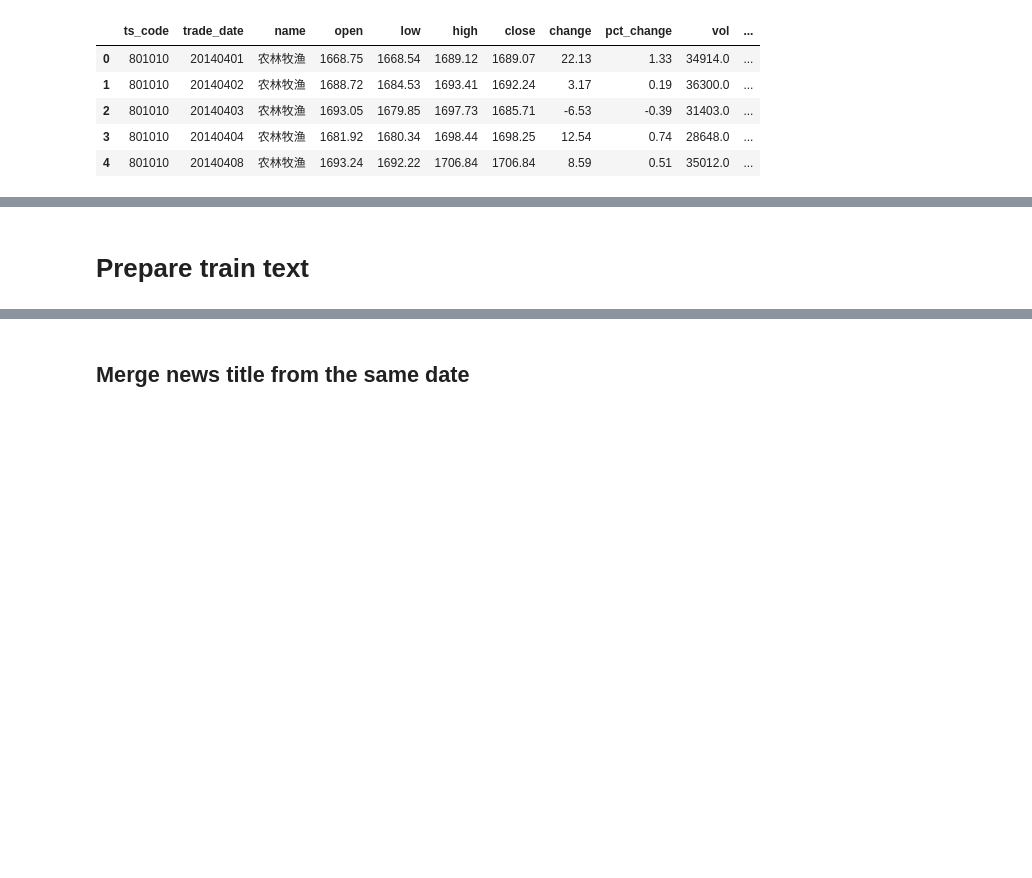
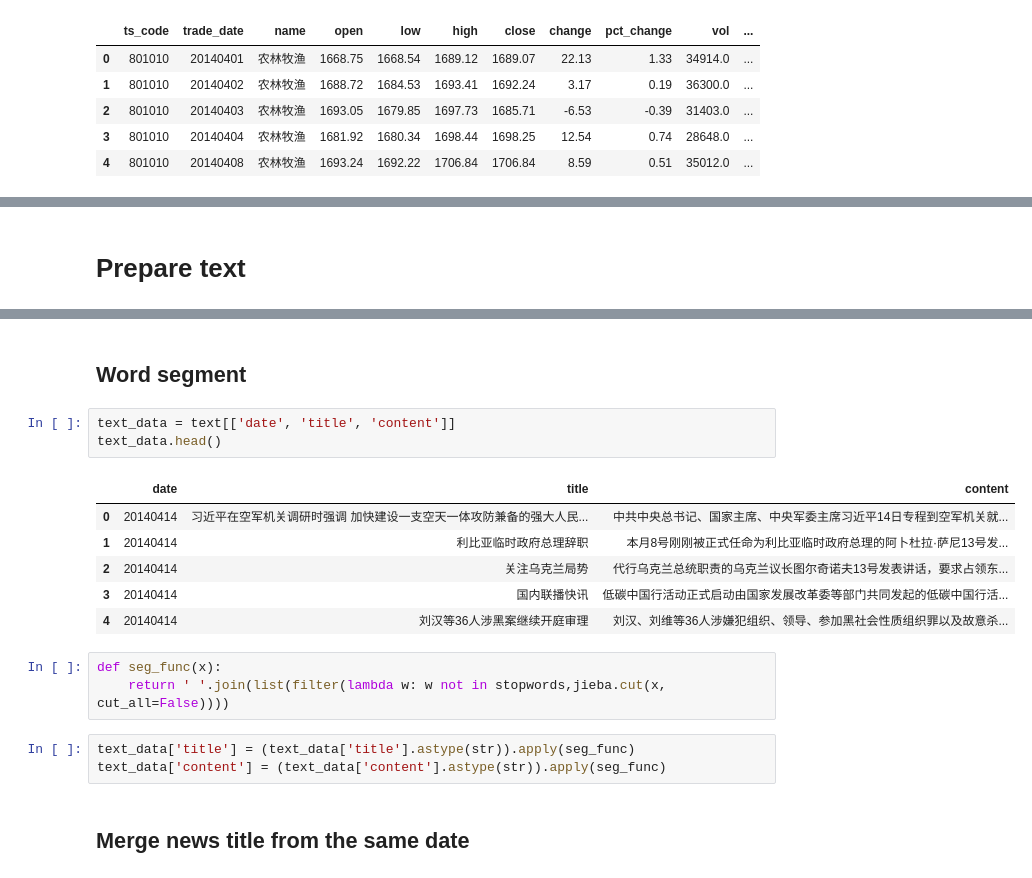
Before and after one commit to sharyxue/News-to-Predict-Stock-Movements, a Jupyter notebook: Code/Text/TextPreprocess.ipynb, the cells around one changed output, grey strips where cells are left out. Saved outputs shown, nothing was run; the diff lists cells and outputs as text; blank space fills up the shorter version.

Commit message:
Update TextPreprocess

```diff
--- a/Code/Text/TextPreprocess.ipynb
+++ b/Code/Text/TextPreprocess.ipynb
@@ -43,7 +50,7 @@ array([[1, 1, 1, ..., 1, 1, 1],
        [1, 1, 1, ..., 1, 1, 1],
        [1, 1, 1, ..., 1, 1, 1]])
 # %% [markdown]
-# Prepare train text
+# Prepare text
 # %%
 text.head()
 # %% [output]
@@ -53,6 +60,24 @@ text.head()
 | 2 | 20140414_02 | 20140414 | 关注乌克兰局势 | 代行乌克兰总统职责的乌克兰议长图尔奇诺夫13号发表讲话，要求占领东... |
 | 3 | 20140414_03 | 20140414 | 国内联播快讯 | 低碳中国行活动正式启动由国家发展改革委等部门共同发起的低碳中国行活... |
 | 4 | 20140414_04 | 20140414 | 刘汉等36人涉黑案继续开庭审理 | 刘汉、刘维等36人涉嫌犯组织、领导、参加黑社会性质组织罪以及故意杀... |
+# %% [markdown]
+## Word segment
+# %%
+text_data = text[['date', 'title', 'content']]
+text_data.head()
+# %% [output]
+|  | date | title | content |
+| 0 | 20140414 | 习近平在空军机关调研时强调 加快建设一支空天一体攻防兼备的强大人民... | 中共中央总书记、国家主席、中央军委主席习近平14日专程到空军机关就... |
+| 1 | 20140414 | 利比亚临时政府总理辞职 | 本月8号刚刚被正式任命为利比亚临时政府总理的阿卜杜拉·萨尼13号发... |
+| 2 | 20140414 | 关注乌克兰局势 | 代行乌克兰总统职责的乌克兰议长图尔奇诺夫13号发表讲话，要求占领东... |
+| 3 | 20140414 | 国内联播快讯 | 低碳中国行活动正式启动由国家发展改革委等部门共同发起的低碳中国行活... |
+| 4 | 20140414 | 刘汉等36人涉黑案继续开庭审理 | 刘汉、刘维等36人涉嫌犯组织、领导、参加黑社会性质组织罪以及故意杀... |
+# %%
+def seg_func(x):
+    return ' '.join(list(filter(lambda w: w not in stopwords,jieba.cut(x, cut_all=False))))
+# %%
+text_data['title'] = (text_data['title'].astype(str)).apply(seg_func)
+text_data['content'] = (text_data['content'].astype(str)).apply(seg_func)
 # %% [markdown]
 ## Merge news title from the same date
 # %%
```
Also changed, not shown: parts of 5 cells of this notebook.
